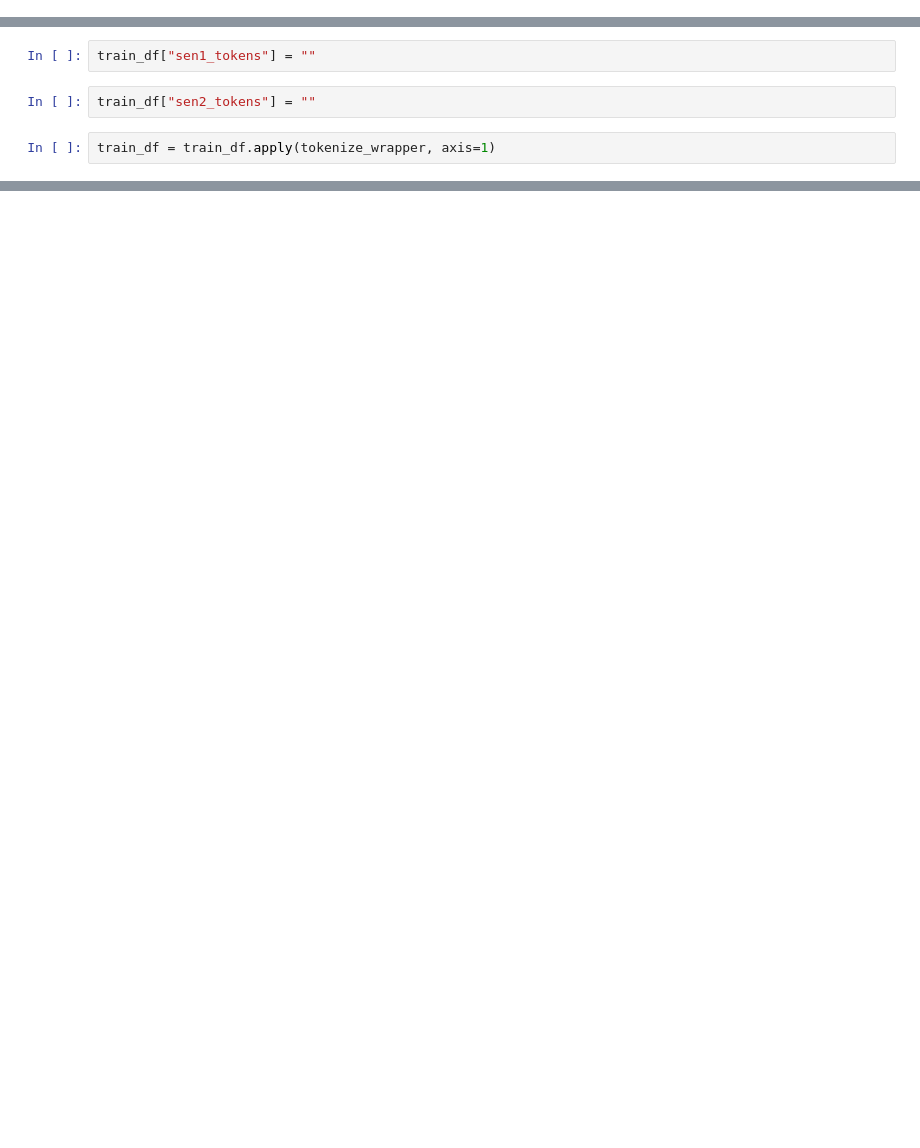
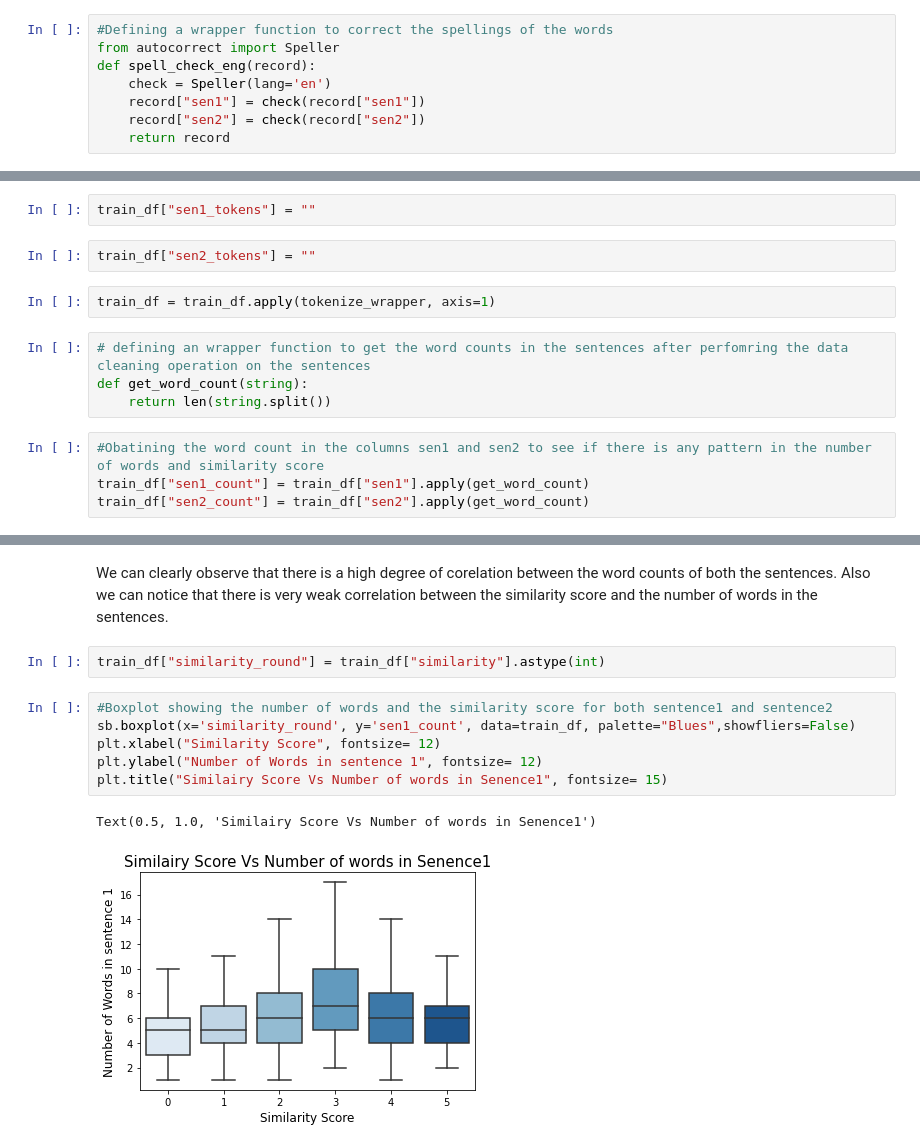
Before and after one commit to zoelie/STS-semantic-similarity, a Jupyter notebook: poojitha_preliminary_analysis.ipynb, the cells around one changed output, grey strips where cells are left out. Saved outputs shown, nothing was run; the diff lists cells and outputs as text; blank space fills up the shorter version.

Commit message:
Added visualizations

```diff
--- a/poojitha_preliminary_analysis.ipynb
+++ b/poojitha_preliminary_analysis.ipynb
@@ -125,0 +184,8 @@ Defining word segmentation function
+# %%
+#Defining a wrapper function to correct the spellings of the words
+from autocorrect import Speller
+def spell_check_eng(record):
+    check = Speller(lang='en')
+    record["sen1"] = check(record["sen1"])
+    record["sen2"] = check(record["sen2"])
+    return record
@@ -179,3 +265,11 @@ train_df["sen1_tokens"] = ""
 train_df["sen2_tokens"] = ""
 # %%
 train_df = train_df.apply(tokenize_wrapper, axis=1)
+# %%
+# defining an wrapper function to get the word counts in the sentences after perfomring the data cleaning operation on the sentences
+def get_word_count(string):
+    return len(string.split())
+# %%
+#Obatining the word count in the columns sen1 and sen2 to see if there is any pattern in the number of words and similarity score
+train_df["sen1_count"] = train_df["sen1"].apply(get_word_count)
+train_df["sen2_count"] = train_df["sen2"].apply(get_word_count)
@@ -181,0 +284,13 @@ train_df = train_df.apply(tokenize_wrapper, axis=1)
+# %% [markdown]
+We can clearly observe that there is a high degree of corelation between the word counts of both the sentences. Also we can notice that there is very weak correlation between the similarity score and the number of words in the sentences.
+# %%
+train_df["similarity_round"] = train_df["similarity"].astype(int)
+# %%
+#Boxplot showing the number of words and the similarity score for both sentence1 and sentence2
+sb.boxplot(x='similarity_round', y='sen1_count', data=train_df, palette="Blues",showfliers=False)
+plt.xlabel("Similarity Score", fontsize= 12)
+plt.ylabel("Number of Words in sentence 1", fontsize= 12)
+plt.title("Similairy Score Vs Number of words in Senence1", fontsize= 15)
+# %% [output]
+Text(0.5, 1.0, 'Similairy Score Vs Number of words in Senence1')
+[figure, added]
```
Also changed, not shown: parts of 64 cells of this notebook.
